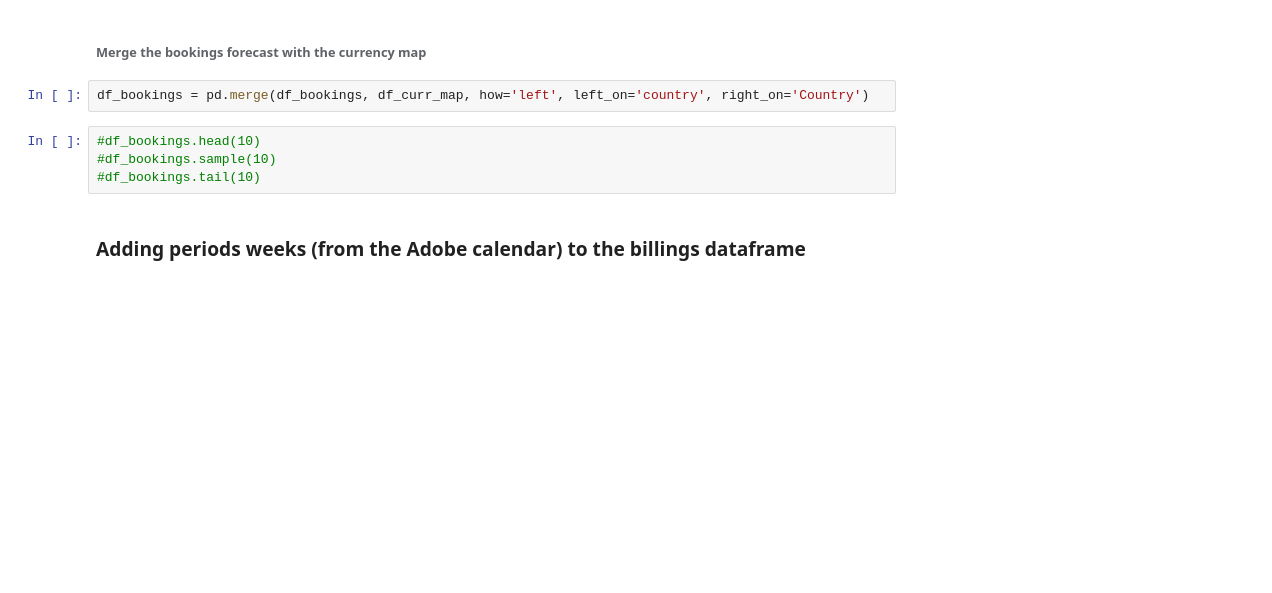
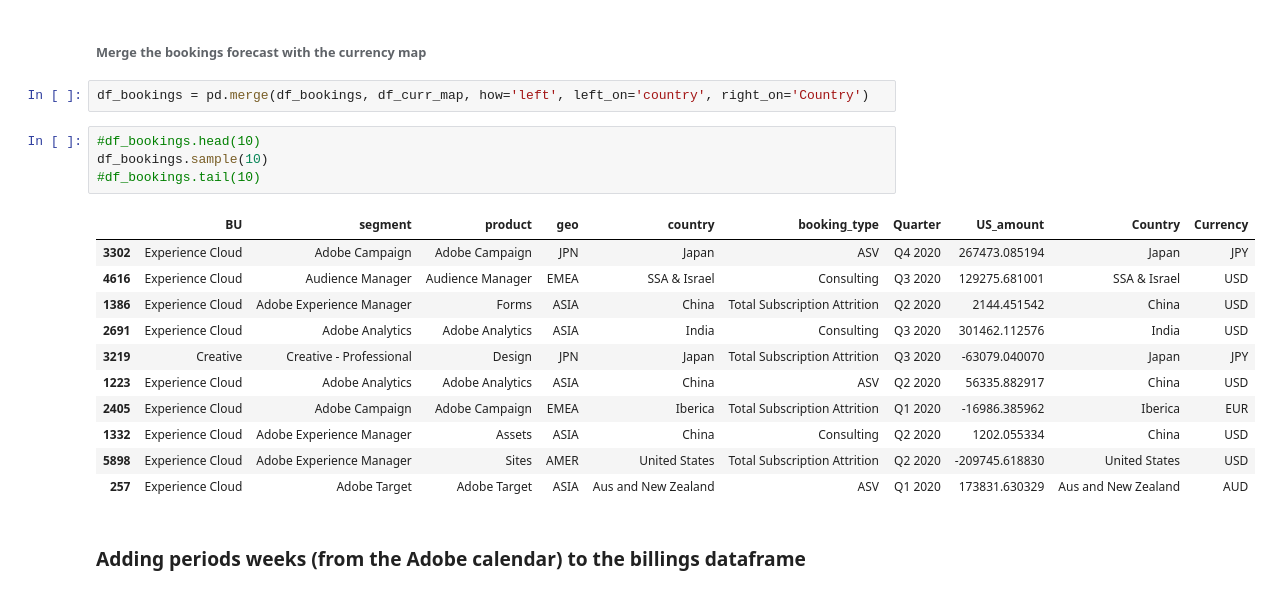
Before and after one commit to davidjsmith44/Deferred_Revenue_Forecast, a Jupyter notebook: notebooks/deferred_revenue_forecast.ipynb, the cells around one changed output. Drawn from its saved outputs; the diff is of its cells as text; blank space fills up the shorter version.

```diff
--- a/notebooks/deferred_revenue_forecast.ipynb
+++ b/notebooks/deferred_revenue_forecast.ipynb
@@ -997,8 +1009,20 @@ The bookings currencies are in the currency map. OK to merge the dataframes.
 df_bookings = pd.merge(df_bookings, df_curr_map, how='left', left_on='country', right_on='Country')
 # %%
 #df_bookings.head(10)
-#df_bookings.sample(10)
+df_bookings.sample(10)
 #df_bookings.tail(10)
+# %% [output]
+|  | BU | segment | product | geo | country | booking_type | Quarter | US_amount | Country | Currency |
+| 3302 | Experience Cloud | Adobe Campaign | Adobe Campaign | JPN | Japan | ASV | Q4 2020 | 267473.085194 | Japan | JPY |
+| 4616 | Experience Cloud | Audience Manager | Audience Manager | EMEA | SSA & Israel | Consulting | Q3 2020 | 129275.681001 | SSA & Israel | USD |
+| 1386 | Experience Cloud | Adobe Experience Manager | Forms | ASIA | China | Total Subscription Attrition | Q2 2020 | 2144.451542 | China | USD |
+| 2691 | Experience Cloud | Adobe Analytics | Adobe Analytics | ASIA | India | Consulting | Q3 2020 | 301462.112576 | India | USD |
+| 3219 | Creative | Creative - Professional | Design | JPN | Japan | Total Subscription Attrition | Q3 2020 | -63079.040070 | Japan | JPY |
+| 1223 | Experience Cloud | Adobe Analytics | Adobe Analytics | ASIA | China | ASV | Q2 2020 | 56335.882917 | China | USD |
+| 2405 | Experience Cloud | Adobe Campaign | Adobe Campaign | EMEA | Iberica | Total Subscription Attrition | Q1 2020 | -16986.385962 | Iberica | EUR |
+| 1332 | Experience Cloud | Adobe Experience Manager | Assets | ASIA | China | Consulting | Q2 2020 | 1202.055334 | China | USD |
+| 5898 | Experience Cloud | Adobe Experience Manager | Sites | AMER | United States | Total Subscription Attrition | Q2 2020 | -209745.618830 | United States | USD |
+| 257 | Experience Cloud | Adobe Target | Adobe Target | ASIA | Aus and New Zealand | ASV | Q1 2020 | 173831.630329 | Aus and New Zealand | AUD |
 # %% [markdown]
 ### Adding periods weeks (from the Adobe calendar) to the billings dataframe
 # %%
```
Also changed, not shown: parts of 29 cells of this notebook.
